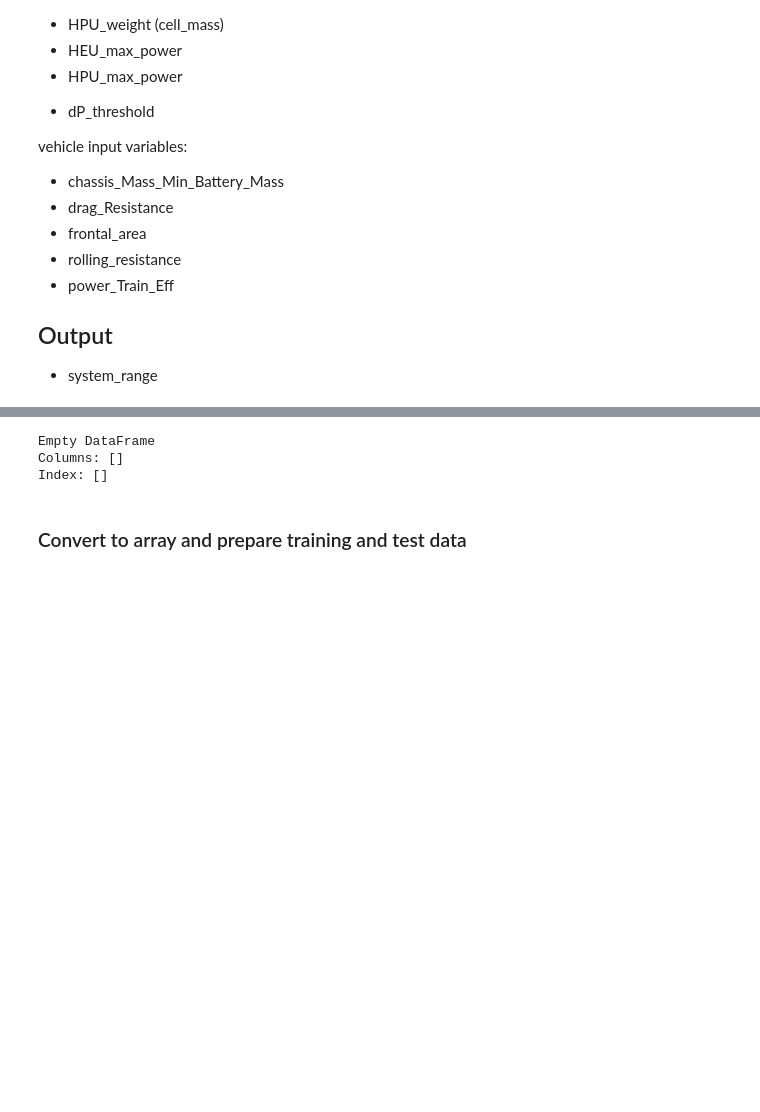
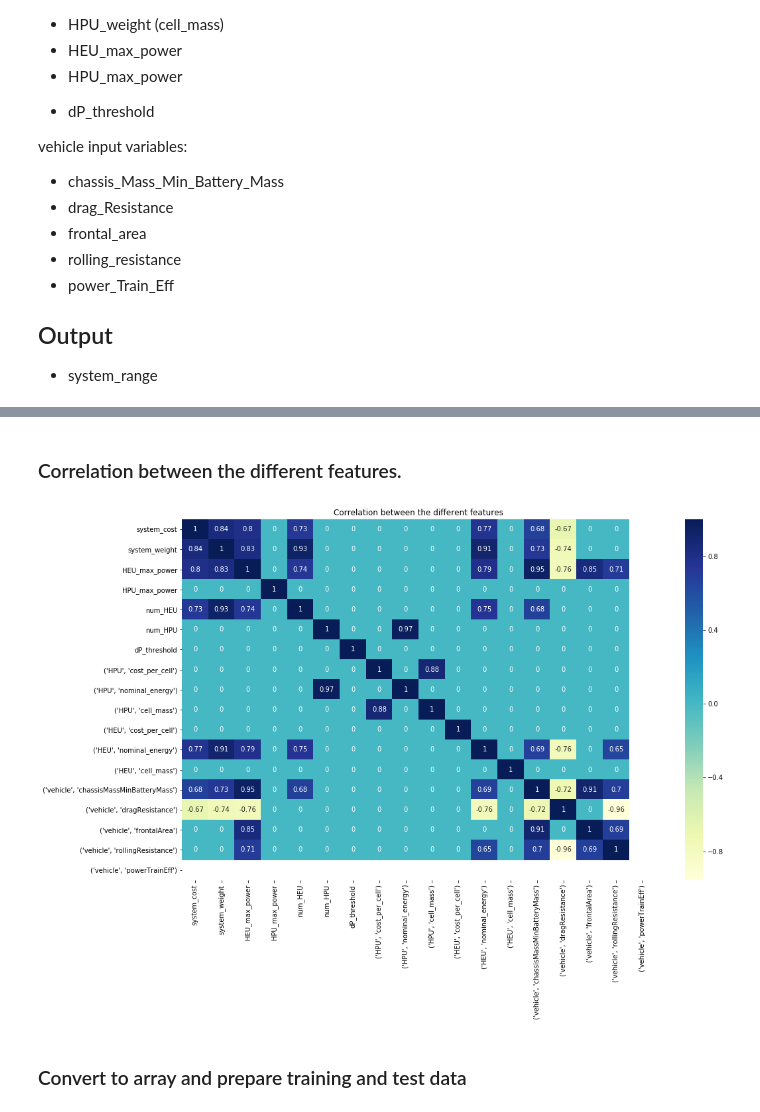
Before and after one commit to minzhou1003/electra-vehicle-range-prediction, a Jupyter notebook: vehicle_range_prediction.ipynb, the cells around one changed output, grey strips where cells are left out. Saved outputs shown, nothing was run; the diff lists cells and outputs as text; code cells hidden in the pictures; blank space fills up the shorter version.

```diff
--- a/vehicle_range_prediction.ipynb
+++ b/vehicle_range_prediction.ipynb
@@ -112,16 +113,19 @@ feature_df.T
 432 rows × 19 columns
+# %% [markdown]
+### Correlation between the different features.
 # %%
+input_df = feature_df.T.drop(['system_range'], axis=1)
 pd.options.display.float_format = '{:,.4f}'.format
-df = feature_df.T
+df = input_df.astype('float64')
 corr = df.corr()
-print(corr)
-# corr[np.abs(corr) < 0.65] = 0
-# plt.figure(figsize=(16,10))
-# sns.heatmap(corr, annot=True, cmap='YlGnBu')
-# plt.show()
+corr[np.abs(corr) < 0.65] = 0
+plt.figure(figsize=(16,10))
+plt.title('Correlation between the different features')
+sns.heatmap(corr, annot=True, cmap='YlGnBu')
+# plt.savefig('corr.png')
+plt.savefig('corr_above65.png')
+plt.show()
 # %% [output]
-Empty DataFrame
-Columns: []
-Index: []
+[figure, added]
 # %% [markdown]
 ### Convert to array and prepare training and test data
```
Also changed, not shown: parts of 17 cells of this notebook.
